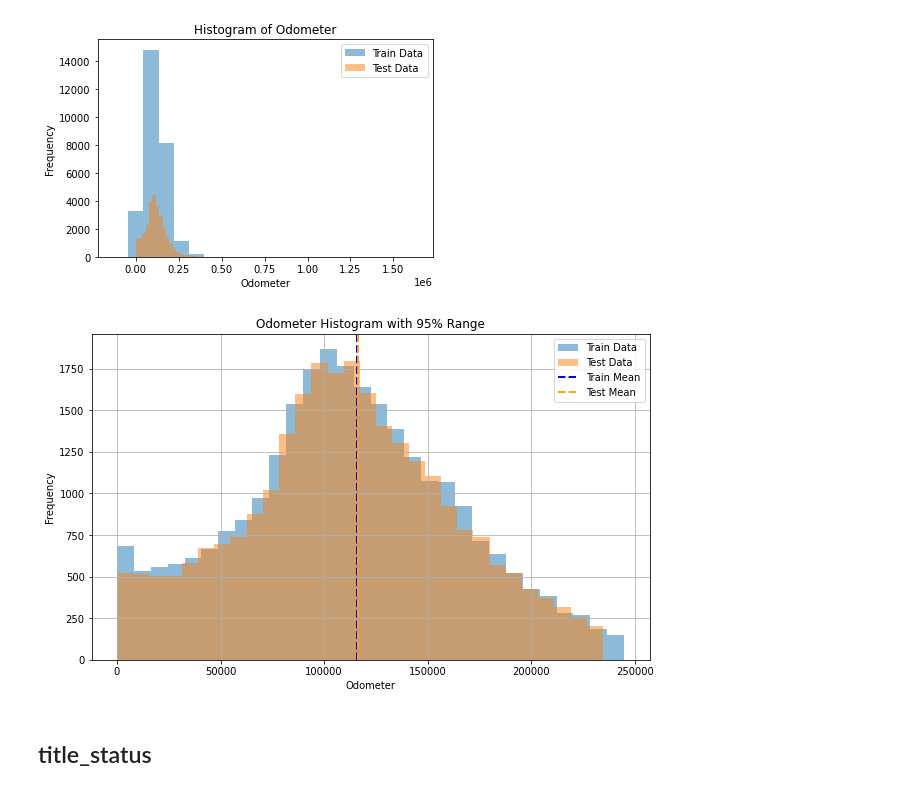
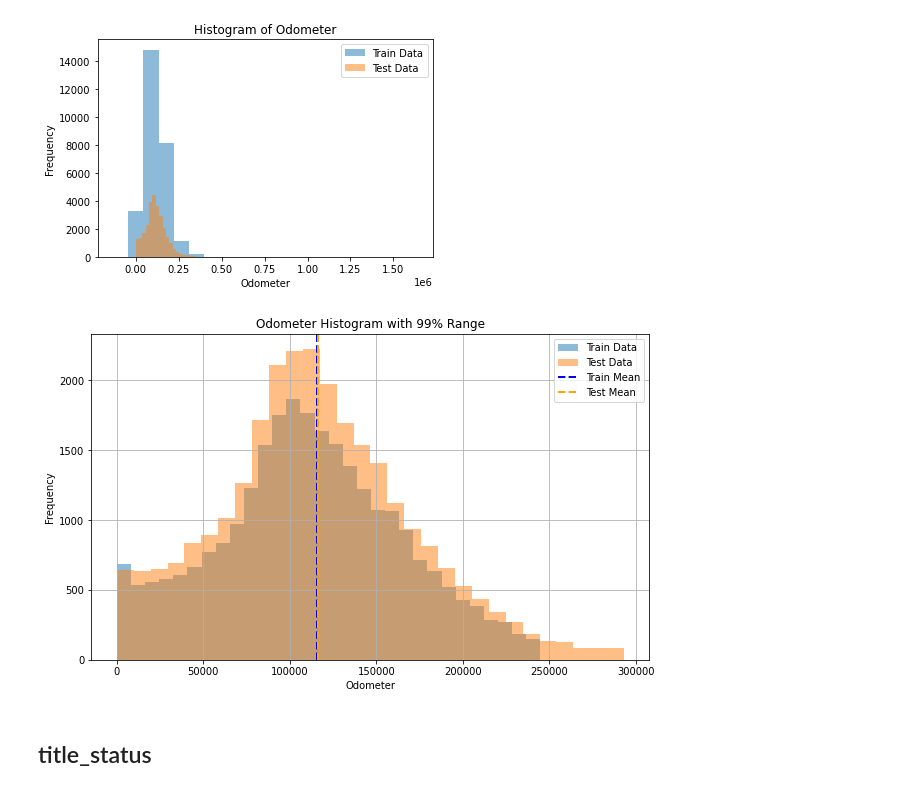
Before and after one commit to YujiK-github/signate_Student-Cup-2023, a Jupyter notebook: EDA.ipynb, the cells around one changed output. Cells and saved outputs as stored; diff of their text form; code cells hidden in the pictures.

```diff
--- a/EDA.ipynb
+++ b/EDA.ipynb
@@ -450,37 +548,37 @@ def plot_histogram_with_95_percent_range(train, test):
     plt.figure(figsize=(10, 6))
 
     # トレーニングデータのヒストグラムを描画
     train_mean = train["odometer"].mean()
     train_std = train["odometer"].std()
     train_lower_bound = train_mean - 2 * train_std # 正規分布を仮定
     train_upper_bound = train_mean + 2 * train_std
     train_filtered = train[(train["odometer"] >= train_lower_bound) & (train["odometer"] <= train_upper_bound)]
 
     plt.hist(train_filtered["odometer"], bins=30, alpha=0.5, label="Train Data")
 
     # テストデータのヒストグラムを描画
     test_mean = test["odometer"].mean()
     test_std = test["odometer"].std()
-    test_lower_bound = test_mean - 2 * test_std # 正規分布を仮定
-    test_upper_bound = test_mean + 2 * test_std
+    test_lower_bound = test_mean - 3 * test_std # 正規分布を仮定
+    test_upper_bound = test_mean + 3 * test_std
     test_filtered = test[(test["odometer"] >= test_lower_bound) & (test["odometer"] <= test_upper_bound)]
 
     plt.hist(test_filtered["odometer"], bins=30, alpha=0.5, label="Test Data")
 
     plt.axvline(train_mean, color='blue', linestyle='dashed', linewidth=2, label='Train Mean')
     plt.axvline(test_mean, color='orange', linestyle='dashed', linewidth=2, label='Test Mean')
 
     plt.xlabel("Odometer")
     plt.ylabel("Frequency")
-    plt.title("Odometer Histogram with 95% Range")
+    plt.title("Odometer Histogram with 99% Range")
     plt.legend()
     plt.grid(True)
     plt.show()
 
 # 使用例
 plot_histogram_with_95_percent_range(train, test)
 # %% [output]
-[figure, old version]
+[figure, new version]
 # %% [markdown]
 ## title_status
 # %% [markdown]
```
Also changed, not shown: parts of 34 cells of this notebook, 2 other files.
